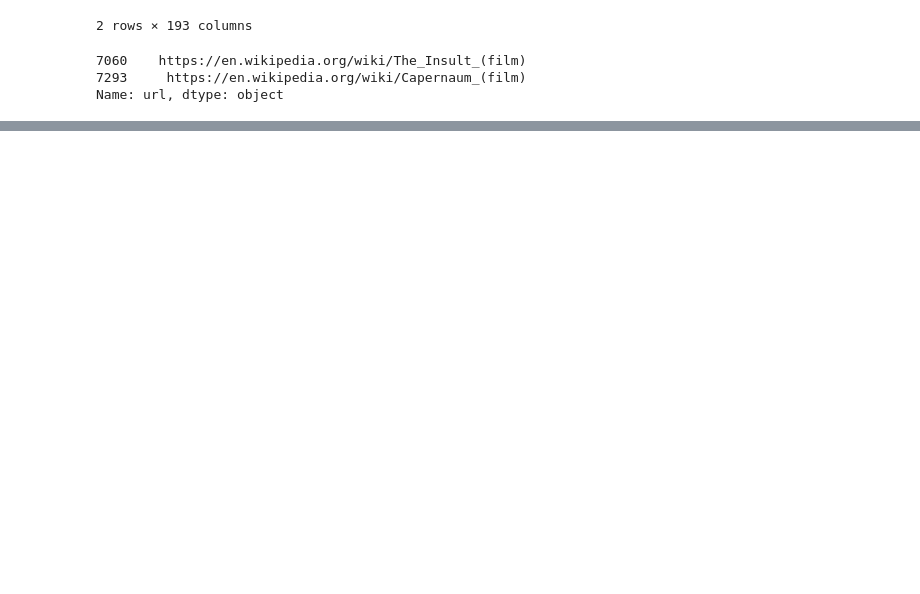
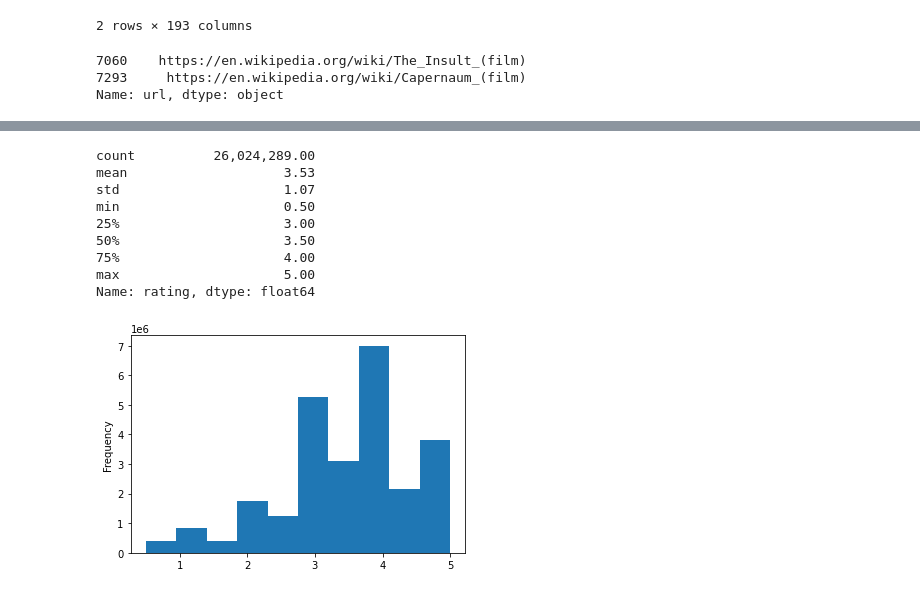
Before and after one commit to emaynard10/Movies-ETL, a Jupyter notebook: movie_cleaning.ipynb, the cells around one changed output, grey strips where cells are left out. Saved outputs shown, nothing was run; the diff lists cells and outputs as text; code cells hidden in the pictures; blank space fills up the shorter version.

```diff
--- a/movie_cleaning.ipynb
+++ b/movie_cleaning.ipynb
@@ -289,0 +810,18 @@ sorted(wiki_movies_df.columns.tolist())
+# %%
+# looks resoanale so we can assign it the timestamp
+ratings['timestamp'] = pd.to_datetime(ratings['timestamp'], unit='s')
+# %%
+pd.options.display.float_format = '{:20,.2f}'.format
+ratings['rating'].plot(kind='hist')
+ratings['rating'].describe()
+# %% [output]
+count          26,024,289.00
+mean                    3.53
+std                     1.07
+min                     0.50
+25%                     3.00
+50%                     3.50
+75%                     4.00
+max                     5.00
+Name: rating, dtype: float64
+[figure, added]
```
Also changed, not shown: parts of 55 cells of this notebook.
